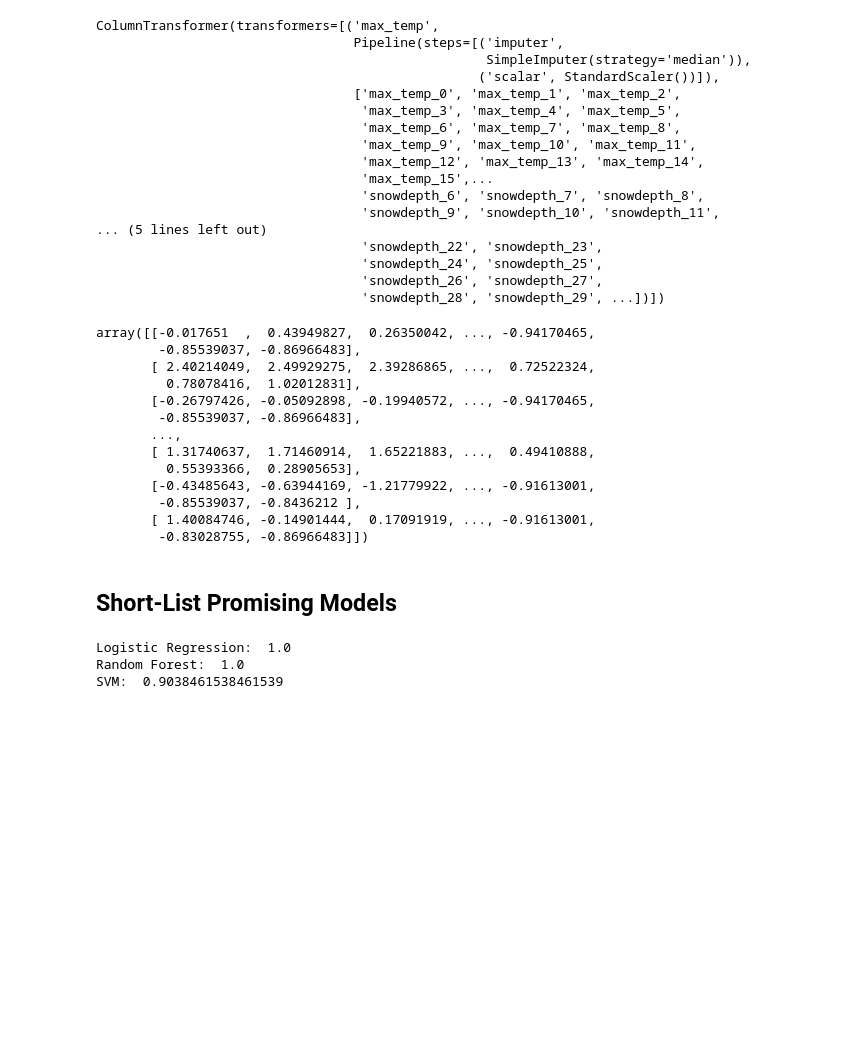
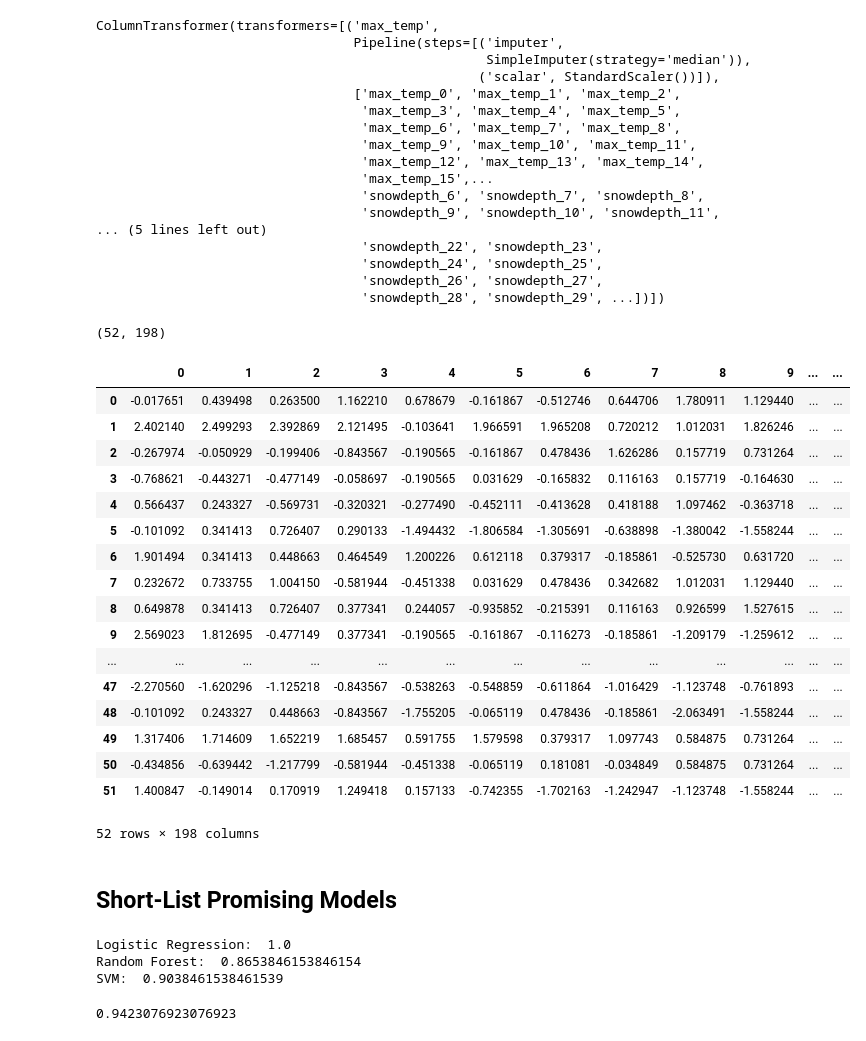
Before and after one commit to marchesem764/Project1, a Jupyter notebook: Early Spring.ipynb, the cells around one changed output. Cells and saved outputs as stored; diff of their text form; code cells hidden in the pictures; blank space fills up the shorter version.

```diff
--- a/Early Spring.ipynb
+++ b/Early Spring.ipynb
@@ -646,22 +646,32 @@ ColumnTransformer(transformers=[('max_temp',
                                   'snowdepth_28', 'snowdepth_29', ...])])
 # %%
 prepped_data = preprocessor.transform(data)
+prepped_data.shape
+# %% [output]
+(52, 198)
-# %%
-prepped_data
-# %% [output]
-array([[-0.017651  ,  0.43949827,  0.26350042, ..., -0.94170465,
-        -0.85539037, -0.86966483],
-       [ 2.40214049,  2.49929275,  2.39286865, ...,  0.72522324,
-         0.78078416,  1.02012831],
-       [-0.26797426, -0.05092898, -0.19940572, ..., -0.94170465,
-        -0.85539037, -0.86966483],
-       ...,
-       [ 1.31740637,  1.71460914,  1.65221883, ...,  0.49410888,
-         0.55393366,  0.28905653],
-       [-0.43485643, -0.63944169, -1.21779922, ..., -0.91613001,
-        -0.85539037, -0.8436212 ],
-       [ 1.40084746, -0.14901444,  0.17091919, ..., -0.91613001,
-        -0.83028755, -0.86966483]])
+# %%
+prepped_data_two = pd.DataFrame(prepped_data)
+# %%
+prepped_data_two
+# %% [output]
+|  | 0 | 1 | 2 | 3 | 4 | 5 | 6 | 7 | 8 | 9 | ... | ... |
+| 0 | -0.017651 | 0.439498 | 0.263500 | 1.162210 | 0.678679 | -0.161867 | -0.512746 | 0.644706 | 1.780911 | 1.129440 | ... | ... |
+| 1 | 2.402140 | 2.499293 | 2.392869 | 2.121495 | -0.103641 | 1.966591 | 1.965208 | 0.720212 | 1.012031 | 1.826246 | ... | ... |
+| 2 | -0.267974 | -0.050929 | -0.199406 | -0.843567 | -0.190565 | -0.161867 | 0.478436 | 1.626286 | 0.157719 | 0.731264 | ... | ... |
+| 3 | -0.768621 | -0.443271 | -0.477149 | -0.058697 | -0.190565 | 0.031629 | -0.165832 | 0.116163 | 0.157719 | -0.164630 | ... | ... |
+| 4 | 0.566437 | 0.243327 | -0.569731 | -0.320321 | -0.277490 | -0.452111 | -0.413628 | 0.418188 | 1.097462 | -0.363718 | ... | ... |
+| 5 | -0.101092 | 0.341413 | 0.726407 | 0.290133 | -1.494432 | -1.806584 | -1.305691 | -0.638898 | -1.380042 | -1.558244 | ... | ... |
+| 6 | 1.901494 | 0.341413 | 0.448663 | 0.464549 | 1.200226 | 0.612118 | 0.379317 | -0.185861 | -0.525730 | 0.631720 | ... | ... |
+| 7 | 0.232672 | 0.733755 | 1.004150 | -0.581944 | -0.451338 | 0.031629 | 0.478436 | 0.342682 | 1.012031 | 1.129440 | ... | ... |
+| 8 | 0.649878 | 0.341413 | 0.726407 | 0.377341 | 0.244057 | -0.935852 | -0.215391 | 0.116163 | 0.926599 | 1.527615 | ... | ... |
+| 9 | 2.569023 | 1.812695 | -0.477149 | 0.377341 | -0.190565 | -0.161867 | -0.116273 | -0.185861 | -1.209179 | -1.259612 | ... | ... |
+| ... | ... | ... | ... | ... | ... | ... | ... | ... | ... | ... | ... | ... |
+| 47 | -2.270560 | -1.620296 | -1.125218 | -0.843567 | -0.538263 | -0.548859 | -0.611864 | -1.016429 | -1.123748 | -0.761893 | ... | ... |
+| 48 | -0.101092 | 0.243327 | 0.448663 | -0.843567 | -1.755205 | -0.065119 | 0.478436 | -0.185861 | -2.063491 | -1.558244 | ... | ... |
+| 49 | 1.317406 | 1.714609 | 1.652219 | 1.685457 | 0.591755 | 1.579598 | 0.379317 | 1.097743 | 0.584875 | 0.731264 | ... | ... |
+| 50 | -0.434856 | -0.639442 | -1.217799 | -0.581944 | -0.451338 | -0.065119 | 0.181081 | -0.034849 | 0.584875 | 0.731264 | ... | ... |
+| 51 | 1.400847 | -0.149014 | 0.170919 | 1.249418 | 0.157133 | -0.742355 | -1.702163 | -1.242947 | -1.123748 | -1.558244 | ... | ... |
+52 rows × 198 columns
 # %% [markdown]
 Short-List Promising Models
 ---
@@ -668,6 +695,6 @@ Short-List Promising Models
 # %%
-lr = LogisticRegression().fit(prepped_data, labels)
-rf = RandomForestClassifier().fit(prepped_data, labels)
+lr = LogisticRegression(C=5).fit(prepped_data, labels)
+rf = RandomForestClassifier(max_depth=2).fit(prepped_data, labels)
 svm = SVC(probability=True).fit(prepped_data, labels)
 
 print('Logistic Regression: ', accuracy_score(labels, lr.predict(prepped_data)))
@@ -675,5 +702,11 @@ print('Random Forest: ', accuracy_score(labels, rf.predict(prepped_data)))
 print('SVM: ', accuracy_score(labels, svm.predict(prepped_data)))
 # %% [output]
 Logistic Regression:  1.0
-Random Forest:  1.0
+Random Forest:  0.8653846153846154
 SVM:  0.9038461538461539
+# %%
+voting_clf = VotingClassifier([('rf', rf), ('svm', svm)])
+voting_clf.fit(prepped_data, labels)
+accuracy_score(labels, voting_clf.predict(prepped_data))
+# %% [output]
+0.9423076923076923
```
Also changed, not shown: parts of 1 cell of this notebook.
